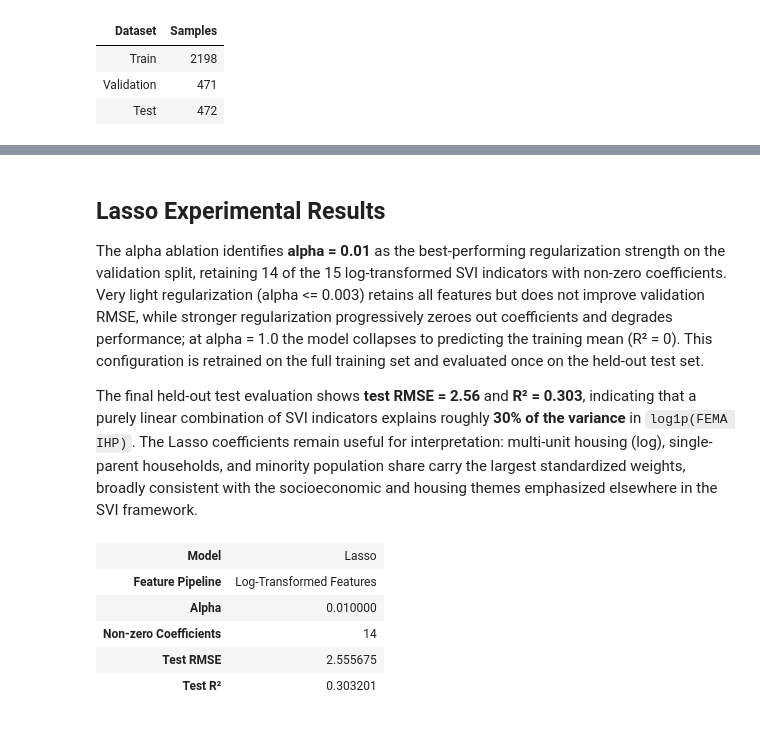
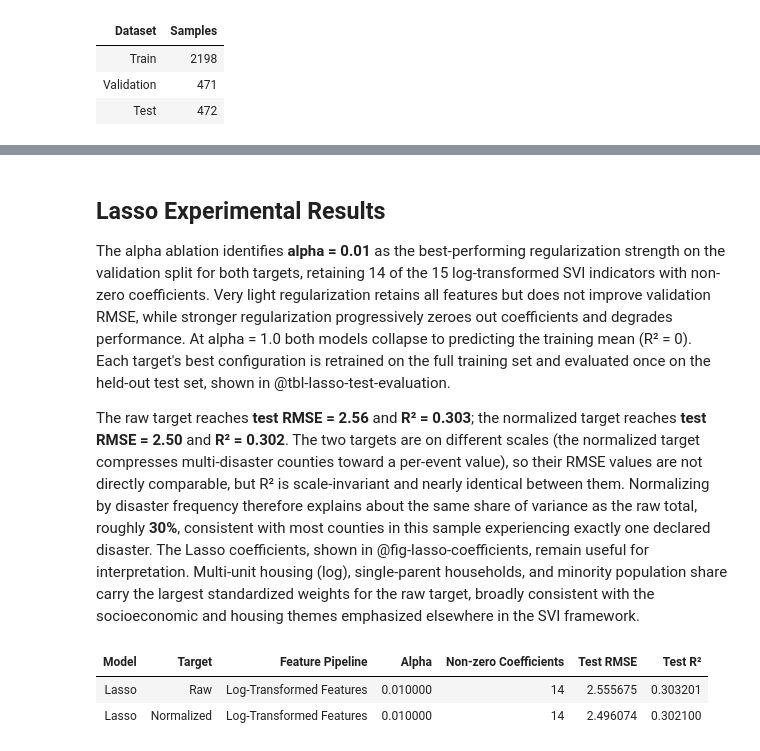
Before and after one commit to AnhJoe/CS273P_MachineLearning_Final_Project, a Jupyter notebook: notebooks/02_lasso.ipynb, the cells around one changed output, grey strips where cells are left out. Saved outputs shown, nothing was run; the diff lists cells and outputs as text; code cells hidden in the pictures.

```diff
--- a/notebooks/02_lasso.ipynb
+++ b/notebooks/02_lasso.ipynb
@@ -100,6 +102,7 @@ ARTIFACT_DIR = root / "data" / "artifacts"
 # Do not change row indices beyond this
 X_log = pd.read_csv(PROCESSED_DATA_DIR / "X_log.csv")
 y_log = pd.read_csv(PROCESSED_DATA_DIR / "y_log.csv")
+y_log_normalized = pd.read_csv(PROCESSED_DATA_DIR / "y_log_normalized.csv")
 fips = pd.read_csv(PROCESSED_DATA_DIR / "fips.csv")["FIPS"].astype(str).str.zfill(5)
 
 with open(PROCESSED_DATA_DIR / "feature_titles.json") as f:
@@ -140,7 +146,7 @@ display(split_summary.style.hide(axis="index"))
 | Validation | 471 |
 | Test | 472 |
 # %%
-# Scale X_log and y_log on train only, matching preprocessing used for the MLP/GCN pipelines
+# Scale X_log and both targets on train only, matching preprocessing used for the MLP/GCN pipelines
 scaler_Xlog = StandardScaler()
 Xlog_train_scaled = scaler_Xlog.fit_transform(Xlog_train)
 Xlog_val_scaled = scaler_Xlog.transform(Xlog_val)
@@ -150,6 +156,23 @@ scaler_ylog = StandardScaler()
 ylog_train_scaled = scaler_ylog.fit_transform(ylog_train)
 ylog_val_scaled = scaler_ylog.transform(ylog_val)
 ylog_test_scaled = scaler_ylog.transform(ylog_test)
+
+scaler_yfreqlog = StandardScaler()
+yfreqlog_train_scaled = scaler_yfreqlog.fit_transform(yfreqlog_train)
+yfreqlog_val_scaled = scaler_yfreqlog.transform(yfreqlog_val)
+yfreqlog_test_scaled = scaler_yfreqlog.transform(yfreqlog_test)
+
+# Target definitions evaluated in parallel throughout this notebook
+target_definitions = {
+    "Raw": {
+        "train": ylog_train_scaled, "val": ylog_val_scaled, "test": ylog_test_scaled,
+        "scaler": scaler_ylog,
+    },
+    "Normalized": {
+        "train": yfreqlog_train_scaled, "val": yfreqlog_val_scaled, "test": yfreqlog_test_scaled,
+        "scaler": scaler_yfreqlog,
+    },
+}
 # %% [markdown]
 ## Alpha (Regularization Strength) Ablation
 
@@ -205,45 +236,47 @@ Best alpha (lowest validation RMSE): 0.01
 # %% [markdown]
 ## Lasso Experimental Results
 
-The alpha ablation identifies **alpha = 0.01** as the best-performing regularization strength on the validation split, retaining 14 of the 15 log-transformed SVI indicators with non-zero coefficients. Very light regularization (alpha <= 0.003) retains all features but does not improve validation RMSE, while stronger regularization progressively zeroes out coefficients and degrades performance; at alpha = 1.0 the model collapses to predicting the training mean (R² = 0). This configuration is retrained on the full training set and evaluated once on the held-out test set.
+The alpha ablation identifies **alpha = 0.01** as the best-performing regularization strength on the validation split for both targets, retaining 14 of the 15 log-transformed SVI indicators with non-zero coefficients. Very light regularization retains all features but does not improve validation RMSE, while stronger regularization progressively zeroes out coefficients and degrades performance. At alpha = 1.0 both models collapse to predicting the training mean (R² = 0). Each target's best configuration is retrained on the full training set and evaluated once on the held-out test set, shown in @tbl-lasso-test-evaluation.
 
-The final held-out test evaluation shows **test RMSE = 2.56** and **R² = 0.303**, indicating that a purely linear combination of SVI indicators explains roughly **30% of the variance** in `log1p(FEMA IHP)`. The Lasso coefficients remain useful for interpretation: multi-unit housing (log), single-parent households, and minority population share carry the largest standardized weights, broadly consistent with the socioeconomic and housing themes emphasized elsewhere in the SVI framework.
+The raw target reaches **test RMSE = 2.56** and **R² = 0.303**; the normalized target reaches **test RMSE = 2.50** and **R² = 0.302**. The two targets are on different scales (the normalized target compresses multi-disaster counties toward a per-event value), so their RMSE values are not directly comparable, but R² is scale-invariant and nearly identical between them. Normalizing by disaster frequency therefore explains about the same share of variance as the raw total, roughly **30%**, consistent with most counties in this sample experiencing exactly one declared disaster. The Lasso coefficients, shown in @fig-lasso-coefficients, remain useful for interpretation. Multi-unit housing (log), single-parent households, and minority population share carry the largest standardized weights for the raw target, broadly consistent with the socioeconomic and housing themes emphasized elsewhere in the SVI framework.
 # %%
 #| label: tbl-lasso-test-evaluation
-#| tbl-cap: Held-out test-set performance for the final Lasso configuration predicting log1p(FEMA IHP).
+#| tbl-cap: Held-out test-set performance for the final Lasso configuration, for both the raw and disaster-frequency-normalized targets.
 
 set_seed(SEED)
 
-final_lasso_result = run_lasso_experiment(
-    X_train=Xlog_train_scaled,
-    y_train=ylog_train_scaled,
-    X_eval=Xlog_test_scaled,
-    y_eval=ylog_test_scaled,
-    alpha=best_alpha,
-    seed=SEED,
-    scaler_y=scaler_ylog,
-)
+final_lasso_results_list = []
+final_lasso_models = {}
 
-final_lasso_model = final_lasso_result["model"]
+for target_name, t in target_definitions.items():
+    alpha = best_alpha_by_target[target_name]
 
-final_lasso_results = pd.DataFrame([
-    {
+    result = run_lasso_experiment(
+        X_train=Xlog_train_scaled,
+        y_train=t["train"],
+        X_eval=Xlog_test_scaled,
+        y_eval=t["test"],
+        alpha=alpha,
+        seed=SEED,
+        scaler_y=t["scaler"],
+    )
+
+    final_lasso_models[target_name] = result["model"]
+    final_lasso_results_list.append({
         "Model": "Lasso",
+        "Target": target_name,
         "Feature Pipeline": "Log-Transformed Features",
-        "Alpha": best_alpha,
-        "Non-zero Coefficients": final_lasso_result["n_nonzero_coef"],
-        "Test RMSE": round(final_lasso_result["rmse"], 6),
-        "Test R²": round(final_lasso_result["r2"], 6),
-    }
-])
+        "Alpha": alpha,
+        "Non-zero Coefficients": result["n_nonzero_coef"],
+        "Test RMSE": round(result["rmse"], 6),
+        "Test R²": round(result["r2"], 6),
+    })
 
-display(final_lasso_results.T.style.hide(axis="columns"))
+final_lasso_results = pd.DataFrame(final_lasso_results_list)
+display(final_lasso_results.style.hide(axis="index"))
 # %% [output]
-| Model | Lasso |
-| Feature Pipeline | Log-Transformed Features |
-| Alpha | 0.010000 |
-| Non-zero Coefficients | 14 |
-| Test RMSE | 2.555675 |
-| Test R² | 0.303201 |
+| Model | Target | Feature Pipeline | Alpha | Non-zero Coefficients | Test RMSE | Test R² |
+| Lasso | Raw | Log-Transformed Features | 0.010000 | 14 | 2.555675 | 0.303201 |
+| Lasso | Normalized | Log-Transformed Features | 0.010000 | 14 | 2.496074 | 0.302100 |
 # %%
 #| label: fig-lasso-coefficients
```
Also changed, not shown: parts of 8 cells of this notebook, 5 other files.
